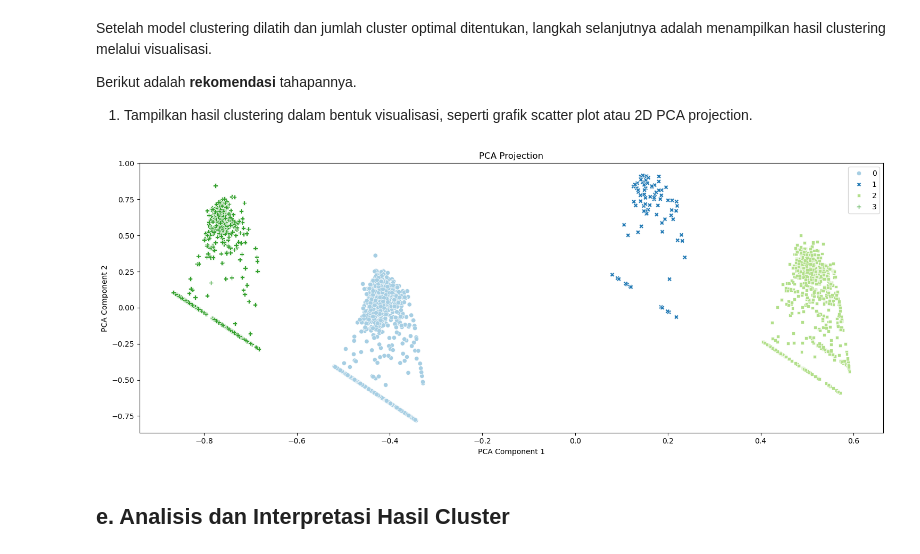
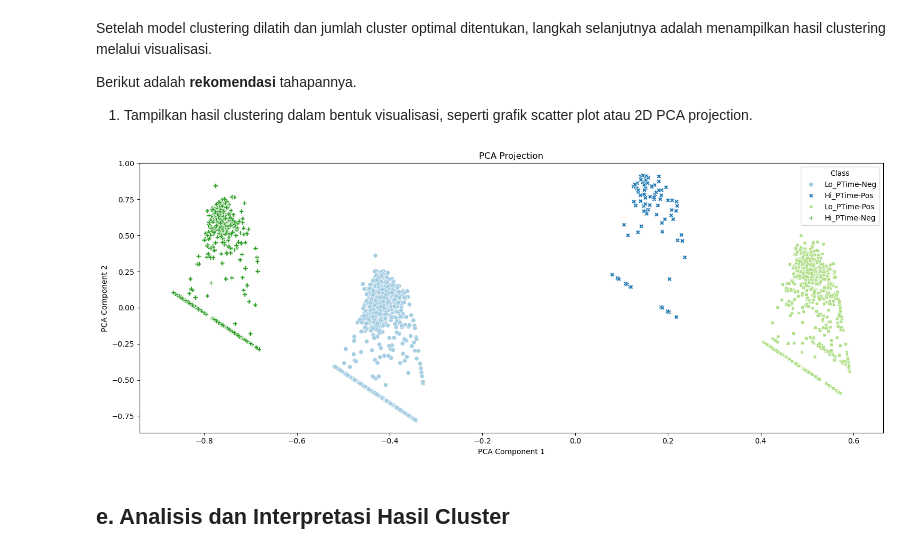
Before and after one commit to menggiGit33/Dota-2-Review-Analysis-ML, a Jupyter notebook: Clustering.ipynb, the cells around one changed output. Drawn from its saved outputs; the diff is of its cells as text; code cells hidden in the pictures.

Commit message:
add class legend in PCA and confusion matrix

```diff
--- a/Clustering.ipynb
+++ b/Clustering.ipynb
@@ -480,22 +479,26 @@ Berikut adalah **rekomendasi** tahapannya.
 # %%
 X = df.values
 pca = PCA(n_components=2)
 X_pca = pca.fit_transform(X)
 
 
 plt.figure(figsize=(15, 6))
 
 
 sns.scatterplot(x=X_pca[:,0], y=X_pca[:,1], hue=labels,style=labels, palette=sns.color_palette("Paired"),markers=True,legend=True)
 plt.title('PCA Projection')
 plt.xlabel('PCA Component 1')
 plt.ylabel('PCA Component 2')
 
-plt.legend()
+legend=plt.legend()
+class_names = ['Lo_PTime-Neg', 'Hi_PTime-Pos','Lo_PTime-Pos','Hi_PTime-Neg']
+for text, class_name in zip(legend.get_texts(), class_names):
+    text.set_text(class_name)
+legend.set_title('Class')
 plt.tight_layout()
 plt.show()
 # %% [output]
-[figure, old version]
+[figure, new version]
 # %% [markdown]
 ## **e. Analisis dan Interpretasi Hasil Cluster**
 # %% [markdown]
```
Also changed, not shown: parts of 3 cells of this notebook, 1 other file.
